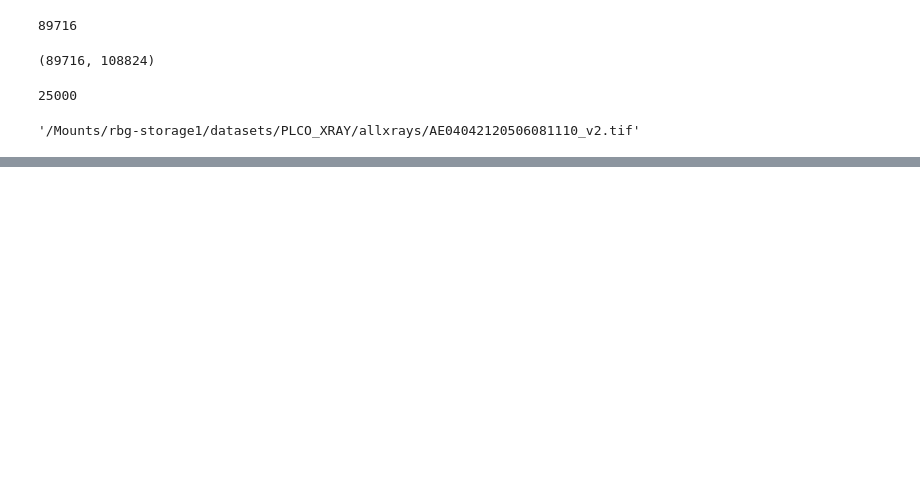
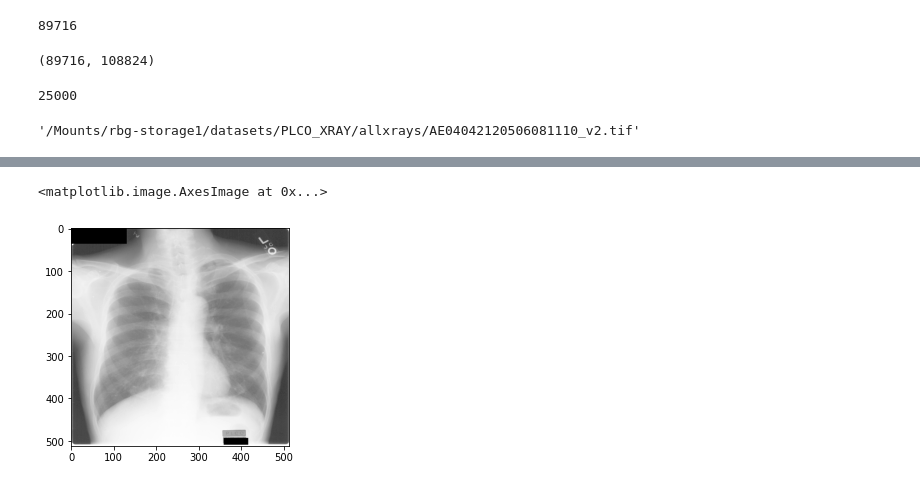
Before and after one commit to pgmikhael/SybilX, a Jupyter notebook: notebooks/updated_plco_eda.ipynb, the cells around one changed output, grey strips where cells are left out. Saved outputs shown, nothing was run; the diff lists cells and outputs as text; code cells hidden in the pictures; blank space fills up the shorter version.

```diff
--- a/notebooks/updated_plco_eda.ipynb
+++ b/notebooks/updated_plco_eda.ipynb
@@ -88,7 +73,8 @@ resize = A.Resize(height, width)
 means = []
 stds = []
 for p in tqdm(im_paths[:len(im_paths)//100]):
-    im = skimage.io.imread(p, plugin='tifffile').astype(np.float64)
+    im = skimage.io.imread(p, plugin='tifffile')
+    im = exposure.rescale_intensity(im, in_range='uint12').astype(np.float64)
     out = resize(image=im)['image']
     means.append(np.mean(out))
     stds.append(np.std(out))
@@ -198,0 +87,13 @@ json.dump(list(json_dataset), open(args.output_json_path, "w"))
+# %%
+equalize = A.Equalize(always_apply=True)
+# %%
+means = []
+stds = []
+for p in tqdm(im_paths[:len(im_paths)//100]):
+    im = skimage.io.imread(p, plugin='tifffile')
+    im = resize(image=im)['image']
+    im8 = im.astype(np.uint8)
+    out = equalize(image=im.astype(np.uint8))['image']
+    means.append(np.mean(out))
+    stds.append(np.std(out))
+    break
@@ -198,0 +128,5 @@ json.dump(list(json_dataset), open(args.output_json_path, "w"))
+# %%
+plt.imshow(im, cmap='gray')
+# %% [output]
+<matplotlib.image.AxesImage at 0x...>
+[figure, added]
```
Also changed, not shown: parts of 25 cells of this notebook.
